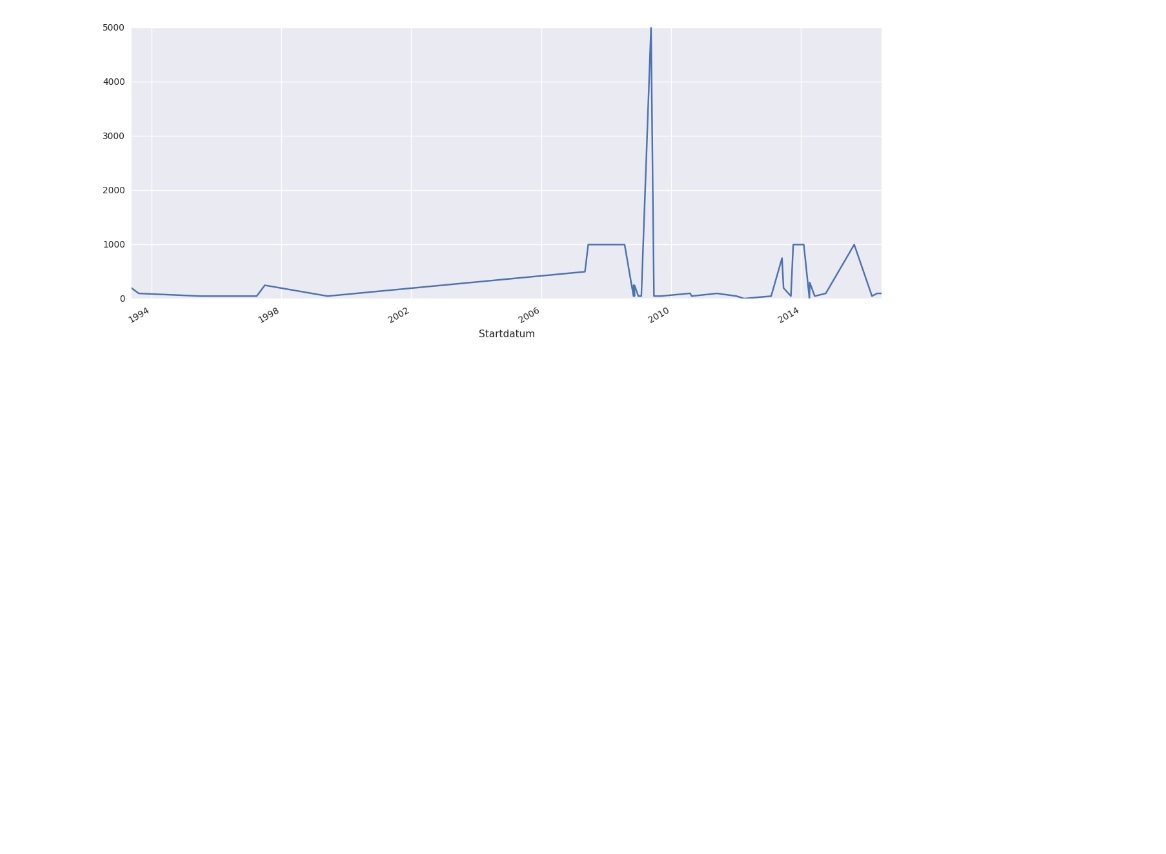
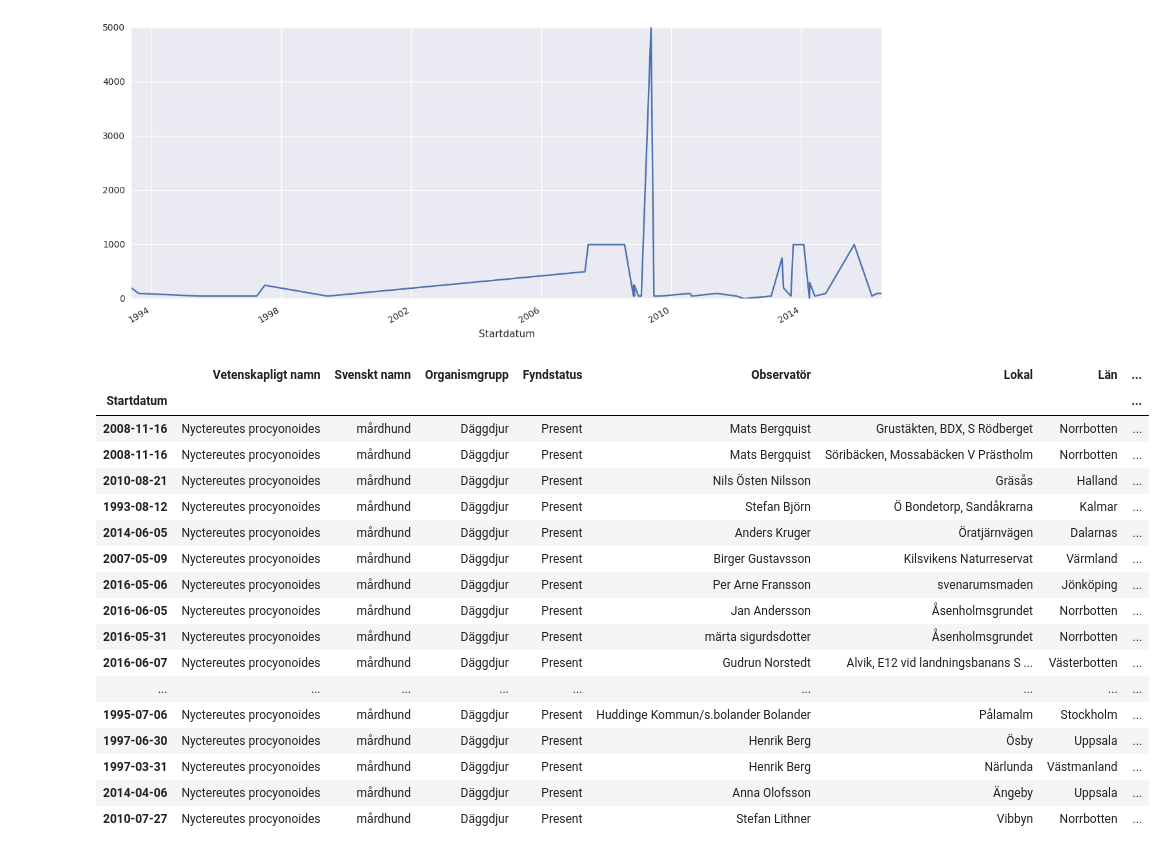
Before and after one commit to christopherkullenberg/AnalysisportalNotebooks, a Jupyter notebook: mardhund.ipynb, the cells around one changed output. Cells and saved outputs as stored; diff of their text form; code cells hidden in the pictures; blank space fills up the shorter version.

```diff
--- a/mardhund.ipynb
+++ b/mardhund.ipynb
@@ -127,3 +135,24 @@ ts['Koordinatnoggrannhet (m)'].plot()
 # %% [output]
 <matplotlib.axes._subplots.AxesSubplot at 0x...>
 [figure]
+# %%
+ts
+# %% [output]
+|  | Vetenskapligt namn | Svenskt namn | Organismgrupp | Fyndstatus | Observatör | Lokal | Län | ... |
+| Startdatum |  |  |  |  |  |  |  | ... |
+| 2008-11-16 | Nyctereutes procyonoides | mårdhund | Däggdjur | Present | Mats Bergquist | Grustäkten, BDX, S Rödberget | Norrbotten | ... |
+| 2008-11-16 | Nyctereutes procyonoides | mårdhund | Däggdjur | Present | Mats Bergquist | Söribäcken, Mossabäcken V Prästholm | Norrbotten | ... |
+| 2010-08-21 | Nyctereutes procyonoides | mårdhund | Däggdjur | Present | Nils Östen Nilsson | Gräsås | Halland | ... |
+| 1993-08-12 | Nyctereutes procyonoides | mårdhund | Däggdjur | Present | Stefan Björn | Ö Bondetorp, Sandåkrarna | Kalmar | ... |
+| 2014-06-05 | Nyctereutes procyonoides | mårdhund | Däggdjur | Present | Anders Kruger | Öratjärnvägen | Dalarnas | ... |
+| 2007-05-09 | Nyctereutes procyonoides | mårdhund | Däggdjur | Present | Birger Gustavsson | Kilsvikens Naturreservat | Värmland | ... |
+| 2016-05-06 | Nyctereutes procyonoides | mårdhund | Däggdjur | Present | Per Arne Fransson | svenarumsmaden | Jönköping | ... |
+| 2016-06-05 | Nyctereutes procyonoides | mårdhund | Däggdjur | Present | Jan Andersson | Åsenholmsgrundet | Norrbotten | ... |
+| 2016-05-31 | Nyctereutes procyonoides | mårdhund | Däggdjur | Present | märta sigurdsdotter | Åsenholmsgrundet | Norrbotten | ... |
+| 2016-06-07 | Nyctereutes procyonoides | mårdhund | Däggdjur | Present | Gudrun Norstedt | Alvik, E12 vid landningsbanans S ... | Västerbotten | ... |
+| ... | ... | ... | ... | ... | ... | ... | ... | ... |
+| 1995-07-06 | Nyctereutes procyonoides | mårdhund | Däggdjur | Present | Huddinge Kommun/s.bolander Bolander | Pålamalm | Stockholm | ... |
+| 1997-06-30 | Nyctereutes procyonoides | mårdhund | Däggdjur | Present | Henrik Berg | Ösby | Uppsala | ... |
+| 1997-03-31 | Nyctereutes procyonoides | mårdhund | Däggdjur | Present | Henrik Berg | Närlunda | Västmanland | ... |
+| 2014-04-06 | Nyctereutes procyonoides | mårdhund | Däggdjur | Present | Anna Olofsson | Ängeby | Uppsala | ... |
+| 2010-07-27 | Nyctereutes procyonoides | mårdhund | Däggdjur | Present | Stefan Lithner | Vibbyn | Norrbotten | ... |
```
Also changed, not shown: parts of 3 cells of this notebook, 2 other files.
